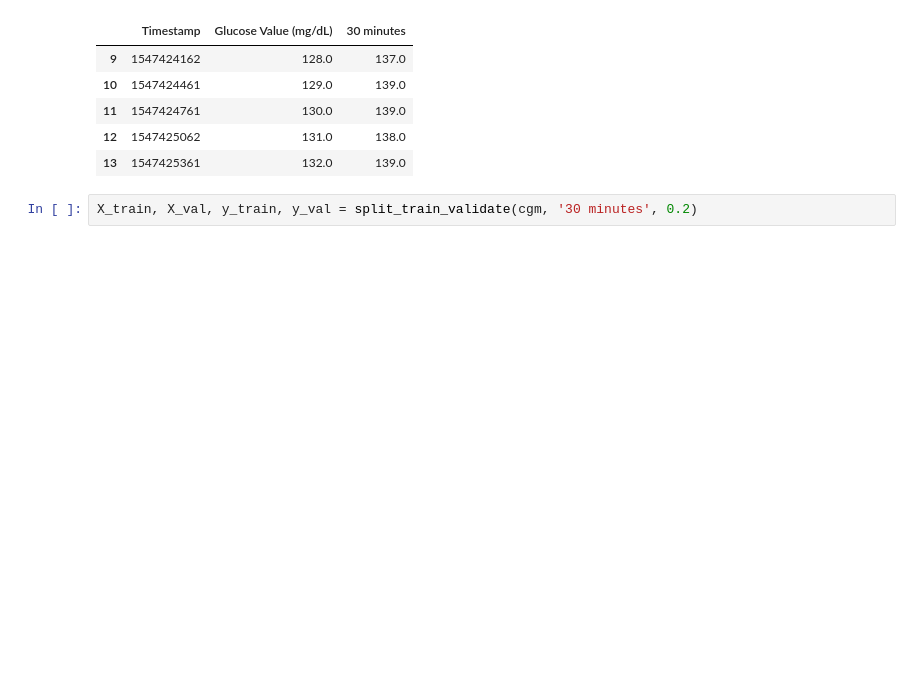
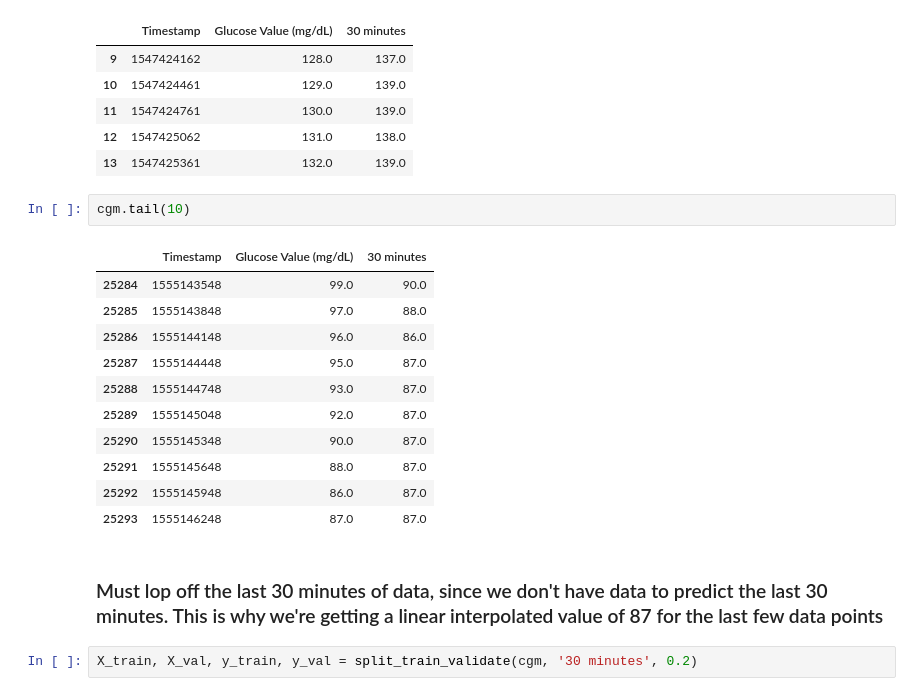
Before and after one commit to diabetes-manager/data-science, a Jupyter notebook: XGB.ipynb, the cells around one changed output. Saved outputs shown, nothing was run; the diff lists cells and outputs as text; blank space fills up the shorter version.

```diff
--- a/XGB.ipynb
+++ b/XGB.ipynb
@@ -192,6 +193,22 @@ cgm.shape: (25141, 3)
 | 11 | 1547424761 | 130.0 | 139.0 |
 | 12 | 1547425062 | 131.0 | 138.0 |
 | 13 | 1547425361 | 132.0 | 139.0 |
+# %%
+cgm.tail(10)
+# %% [output]
+|  | Timestamp | Glucose Value (mg/dL) | 30 minutes |
+| 25284 | 1555143548 | 99.0 | 90.0 |
+| 25285 | 1555143848 | 97.0 | 88.0 |
+| 25286 | 1555144148 | 96.0 | 86.0 |
+| 25287 | 1555144448 | 95.0 | 87.0 |
+| 25288 | 1555144748 | 93.0 | 87.0 |
+| 25289 | 1555145048 | 92.0 | 87.0 |
+| 25290 | 1555145348 | 90.0 | 87.0 |
+| 25291 | 1555145648 | 88.0 | 87.0 |
+| 25292 | 1555145948 | 86.0 | 87.0 |
+| 25293 | 1555146248 | 87.0 | 87.0 |
+# %% [markdown]
+### Must lop off the last 30 minutes of data, since we don't have data to predict the last 30 minutes. This is why we're getting a linear interpolated value of 87 for the last few data points
 # %%
 X_train, X_val, y_train, y_val = split_train_validate(cgm, '30 minutes', 0.2)
 # %% [output]
```
Also changed, not shown: parts of 11 cells of this notebook.
